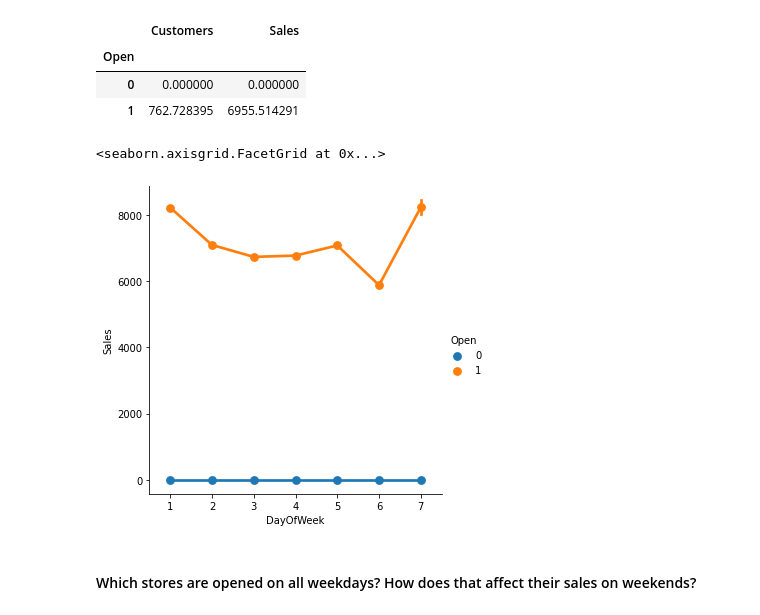
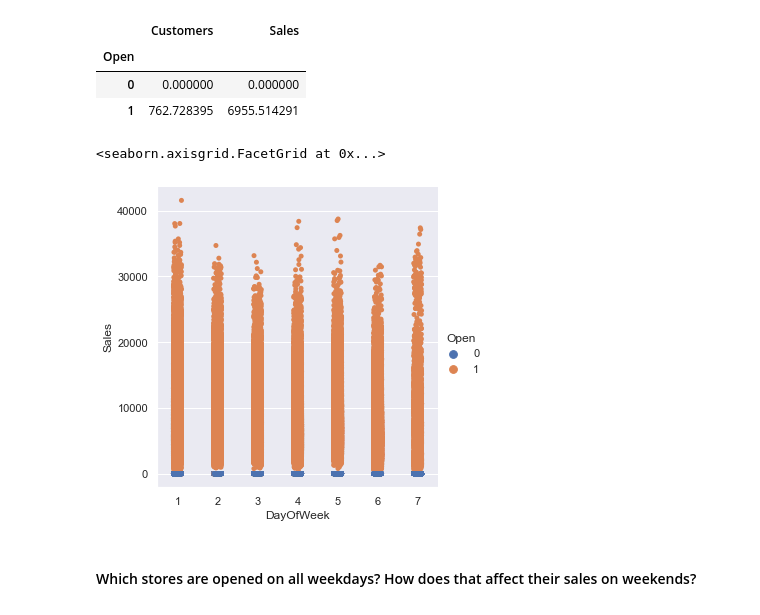
Before and after one commit to RYees/Pharmaceutical_Sales_prediction, a Jupyter notebook: notebooks/Exploration_data_analysis.ipynb, the cells around one changed output. Saved outputs shown, nothing was run; the diff lists cells and outputs as text; code cells hidden in the pictures.

Commit message:
data organization

```diff
--- a/notebooks/Exploration_data_analysis.ipynb
+++ b/notebooks/Exploration_data_analysis.ipynb
@@ -482,10 +470,10 @@ customer_behaviour
 | 0 | 0.000000 | 0.000000 |
 | 1 | 762.728395 | 6955.514291 |
 # %%
-sns.catplot(data=train_store, x="DayOfWeek", y="Sales", hue="Open", kind='point')
+sns.catplot(data=train_store, x="DayOfWeek", y="Sales", hue="Open")
 # %% [output]
 <seaborn.axisgrid.FacetGrid at 0x...>
-[figure, old version]
+[figure, new version]
 # %% [markdown]
 #### Which stores are opened on all weekdays? How does that affect their sales on weekends?
 # %%
```
Also changed, not shown: parts of 12 cells of this notebook, 2 other files.
